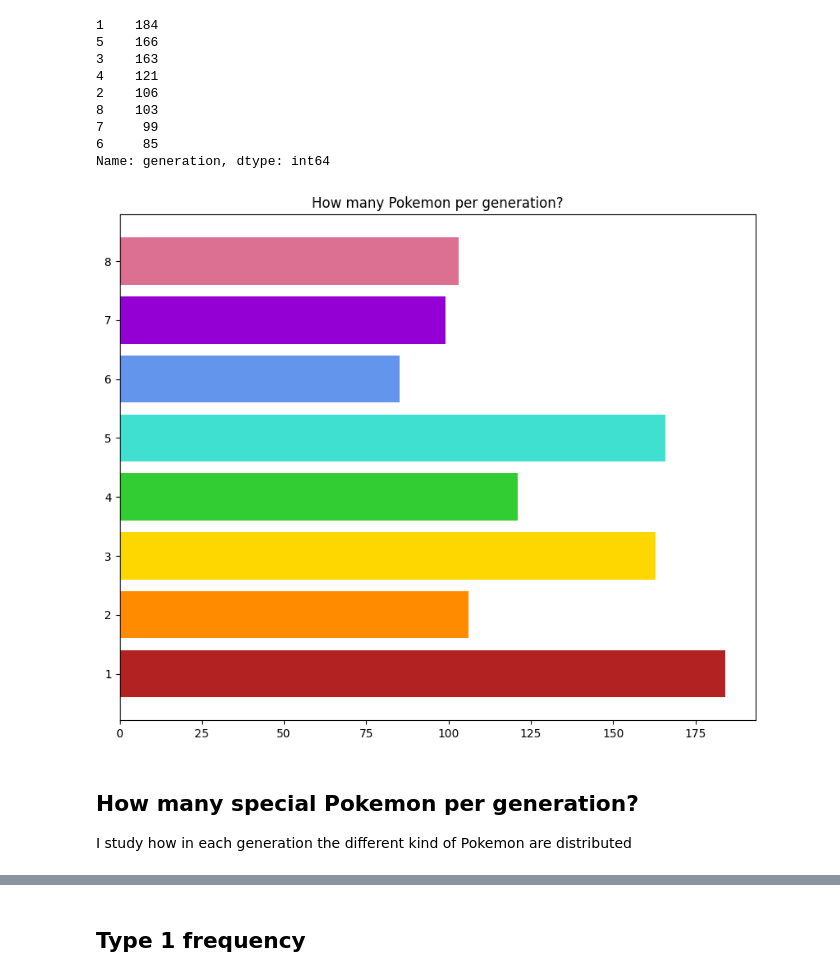
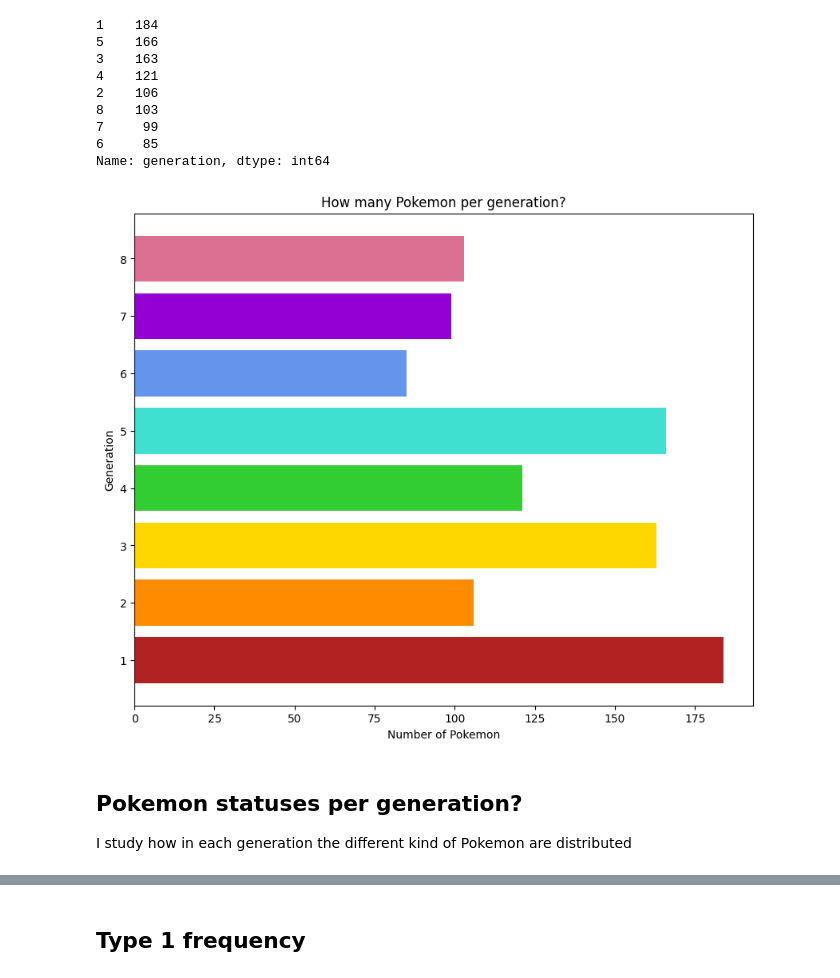
Before and after one commit to BiancaBenelli/Pokemon_project, a Jupyter notebook: Pokemon.ipynb, the cells around one changed output, grey strips where cells are left out. Saved outputs shown, nothing was run; the diff lists cells and outputs as text; code cells hidden in the pictures.

Commit message:
Added titles and axis labels to plots

```diff
--- a/Pokemon.ipynb
+++ b/Pokemon.ipynb
@@ -129,14 +127,16 @@ pokemon_per_generation
 Name: generation, dtype: int64
 # %%
 plt.figure(figsize = (10, 8))
-plt.title('How many Pokemon per generation?');
+plt.title('How many Pokemon per generation?')
 # I use horizontal bars
 plt.barh(pokemon_per_generation.index, pokemon_per_generation.values, color=['firebrick', 'turquoise', 'gold', 'limegreen', 'darkorange', 'palevioletred', 'darkviolet', 'cornflowerblue'])
+plt.xlabel('Number of Pokemon')
+plt.ylabel('Generation')
 plt.show()
 # %% [output]
-[figure, old version]
+[figure, new version]
 # %% [markdown]
-## How many special Pokemon per generation?
+## Pokemon statuses per generation?
 I study how in each generation the different kind of Pokemon are distributed
 # %%
 status_list = ['Normal', 'Mythical', 'Sub Legendary', 'Legendary']
```
Also changed, not shown: parts of 11 cells of this notebook.
